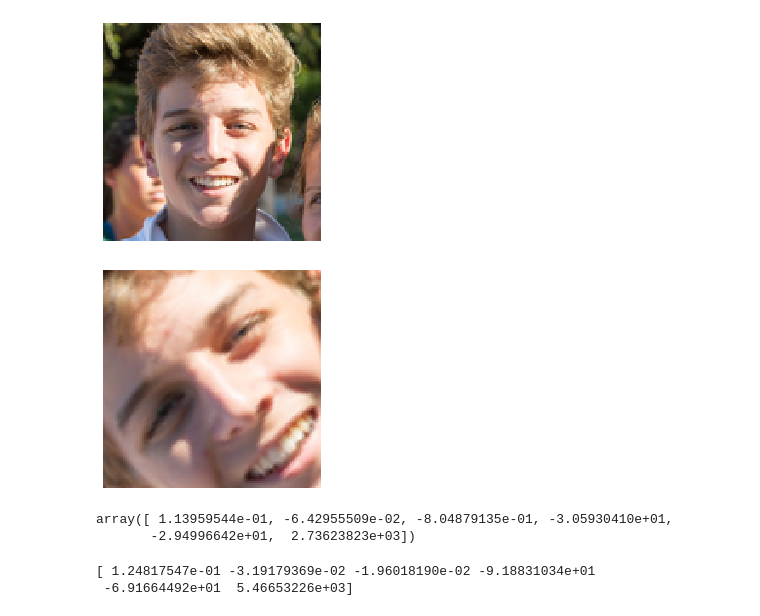
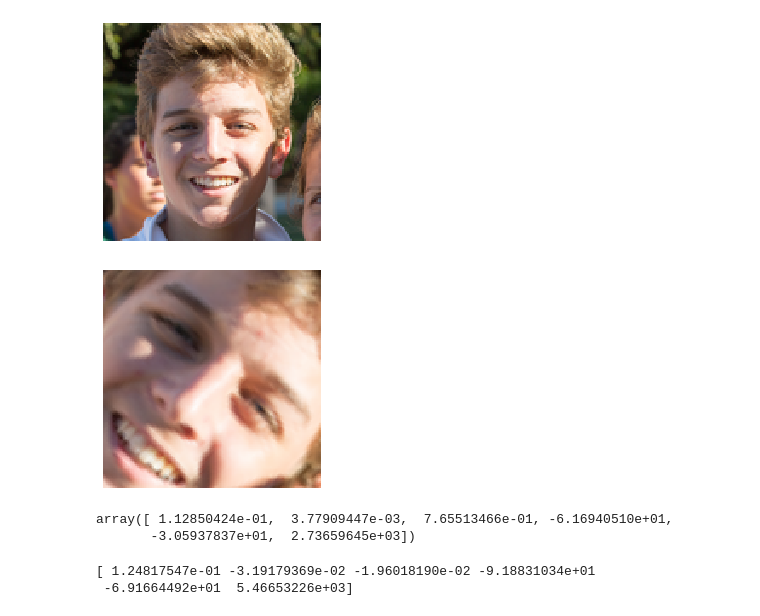
Before and after one commit to havershlomi/PoseNet, a Jupyter notebook: calc_pose_with_3dface.ipynb, the cells around one changed output. Saved outputs shown, nothing was run; the diff lists cells and outputs as text; code cells hidden in the pictures.

```diff
--- a/calc_pose_with_3dface.ipynb
+++ b/calc_pose_with_3dface.ipynb
@@ -214,7 +214,7 @@ Name: 95, dtype: object
 # %% [markdown]
 ## Generate data set
 # %%
-class pose_vanila:
+class PoseVanila:
     def __init__(self, camera_matrix, model_3d, detector, predictor):
         self.camera_matrix = camera_matrix
         self.model_3d = model_3d
@@ -460,7 +460,7 @@ def grab_images(root_path, sampel=sys.maxsize):
 
     return files_collection
 # %%
-vanila_model = pose_vanila( model.out_A, model.model_TD, detector, predictor)
+vanila_model = PoseVanila( model.out_A, model.model_TD, detector, predictor)
 # %%
 def genrate_simple_trainning_data(root_path, sample, model):
     files = grab_images(root_path, sample)
@@ -574,13 +574,13 @@ show_image(image)
 # %% [output]
 [figure]
 # %%
-img, dof = augmantor.generate_sample(image, 45, 2)
+img, dof = augmantor.generate_sample(image, -45, 2)
 show_image(img)
 dof
 # %% [output]
-[figure, old version]
+[figure, new version]
-array([ 1.13959544e-01, -6.42955509e-02, -8.04879135e-01, -3.05930410e+01,
-       -2.94996642e+01,  2.73623823e+03])
+array([ 1.12850424e-01,  3.77909447e-03,  7.65513466e-01, -6.16940510e+01,
+       -3.05937837e+01,  2.73659645e+03])
 # %%
 print(vanila_model.predict(image))
 # %% [output]
```
Also changed, not shown: parts of 1 cell of this notebook.
